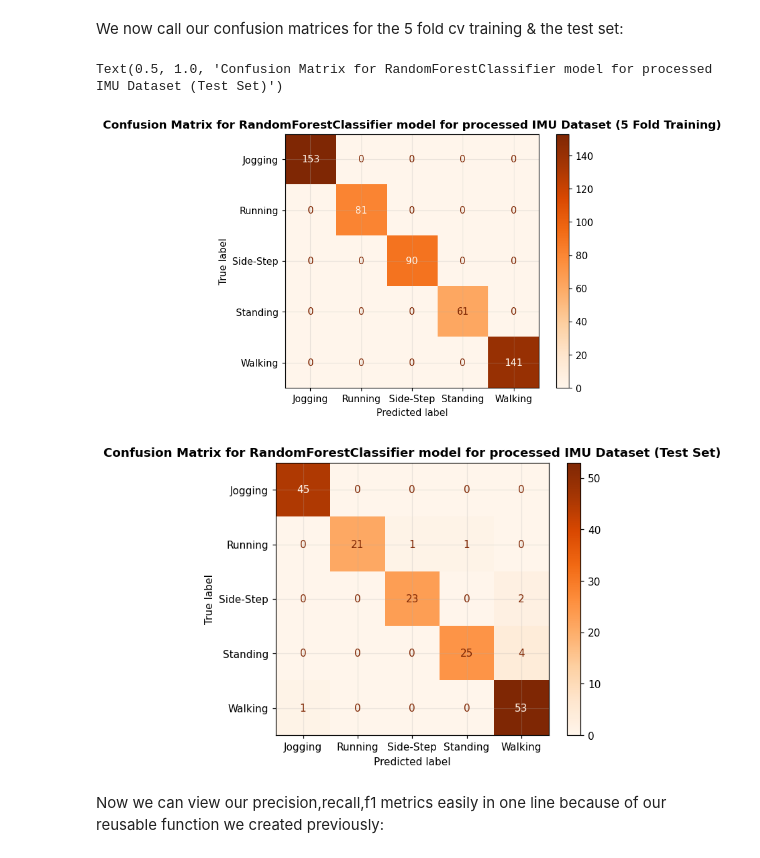
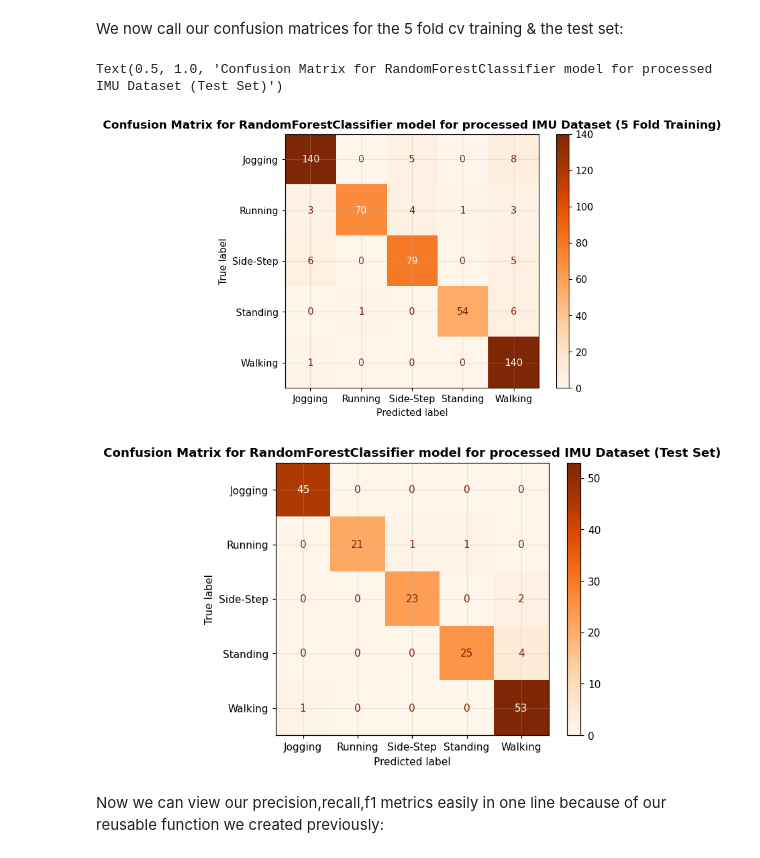
Before and after one commit to AKuinkel/cosc102-at3, a Jupyter notebook: COSC102_A3_Portfolio_for_ash.ipynb, the cells around one changed output. Saved outputs shown, nothing was run; the diff lists cells and outputs as text; code cells hidden in the pictures.

```diff
--- a/COSC102_A3_Portfolio_for_ash.ipynb
+++ b/COSC102_A3_Portfolio_for_ash.ipynb
@@ -2702,19 +2701,19 @@ We now call our confusion matrices for the 5 fold cv training & the test set:
 # %%
 conf_matrix_train = confusion_matrix(y_train,y_pred)
 conf_matrix_test = confusion_matrix(y_test,y_test_pred)
 
 fig,ax=plt.subplots()
-ConfusionMatrixDisplay.from_estimator(rand_forest_classifier,X_train,y_train,
+ConfusionMatrixDisplay.from_predictions(y_train,y_pred,
                                       display_labels=act_labels,cmap=plt.cm.Oranges,ax=ax)
 ax.set_title("Confusion Matrix for RandomForestClassifier model for processed IMU Dataset (5 Fold Training)",fontweight="bold")
 
 fig,ax = plt.subplots()
 ConfusionMatrixDisplay.from_estimator(rand_forest_classifier,X_test,y_test,
                                       display_labels=act_labels,cmap=plt.cm.Oranges,ax=ax)
 ax.set_title("Confusion Matrix for RandomForestClassifier model for processed IMU Dataset (Test Set)",fontweight="bold")
 # %% [output]
 Text(0.5, 1.0, 'Confusion Matrix for RandomForestClassifier model for processed IMU Dataset (Test Set)')
-[figure, old version]
+[figure, new version]
 [figure]
 # %% [markdown]
 Now we can view our precision,recall,f1 metrics easily in one line because of our reusable function we created previously:
```
Also changed, not shown: parts of 10 cells of this notebook.
